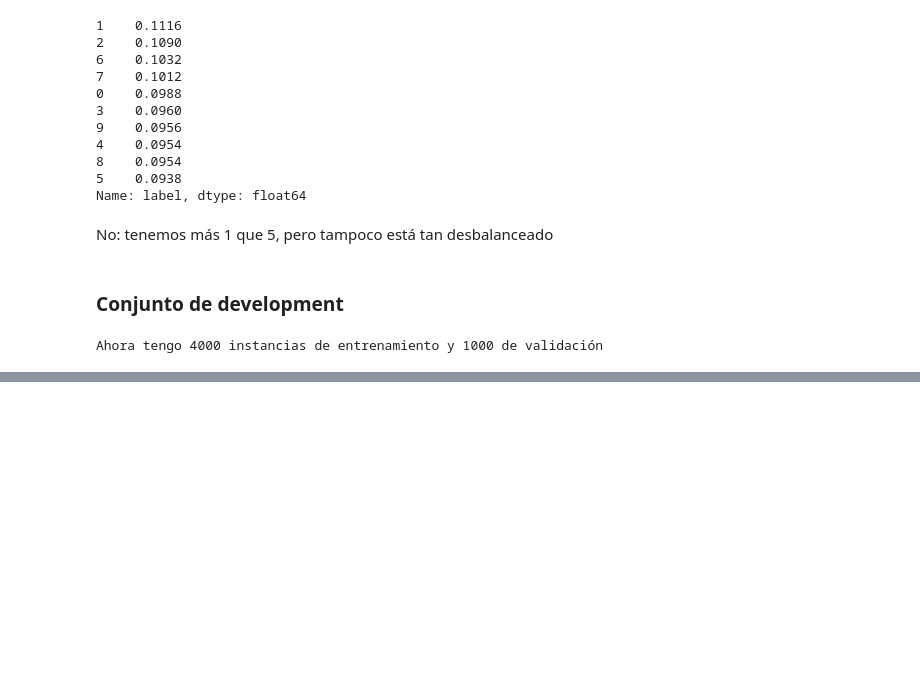
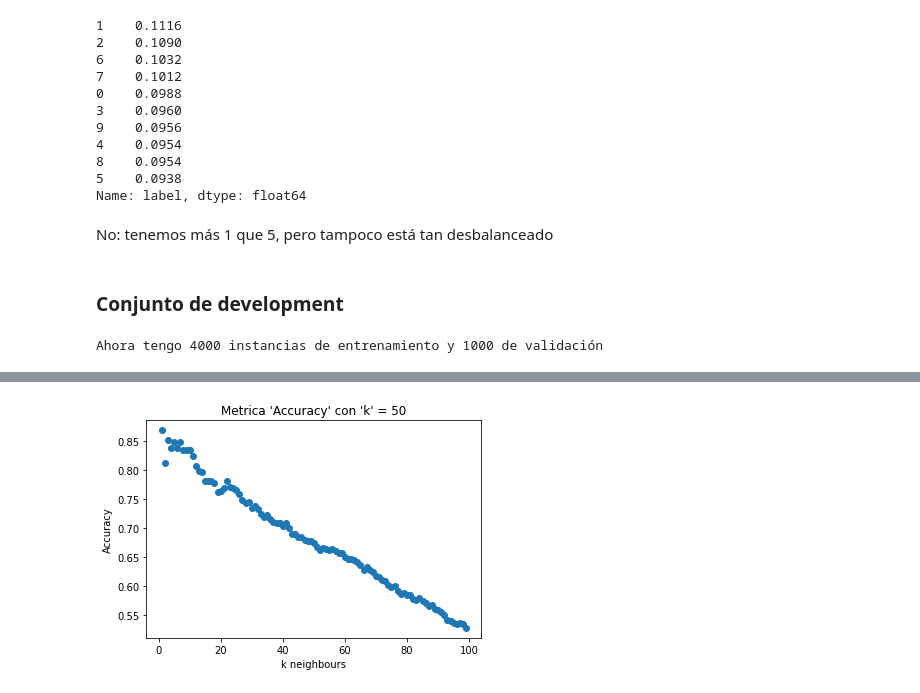
Before and after one commit to martmallol/nm-digit-recognition, a Jupyter notebook: notebooks/knn.ipynb, the cells around one changed output, grey strips where cells are left out. Saved outputs shown, nothing was run; the diff lists cells and outputs as text; code cells hidden in the pictures; blank space fills up the shorter version.

```diff
--- a/notebooks/knn.ipynb
+++ b/notebooks/knn.ipynb
@@ -157,0 +300,15 @@ Wall time: 3.06 ms
+# %%
+accuracy100 , FOne100= estudio_k(100, X_train, y_train)
+# %%
+%%time
+# como hago los puntos mas chicos?
+pyplot.errorbar(range(1, 100), accuracy100, fmt='o')
+
+pyplot.xlabel("k neighbours")
+pyplot.ylabel("Accuracy")
+pyplot.title("Metrica 'Accuracy' con 'k' = 50")
+
+# show the plot
+pyplot.show()
+# %% [output]
+[figure, added]
```
Also changed, not shown: parts of 71 cells of this notebook.
